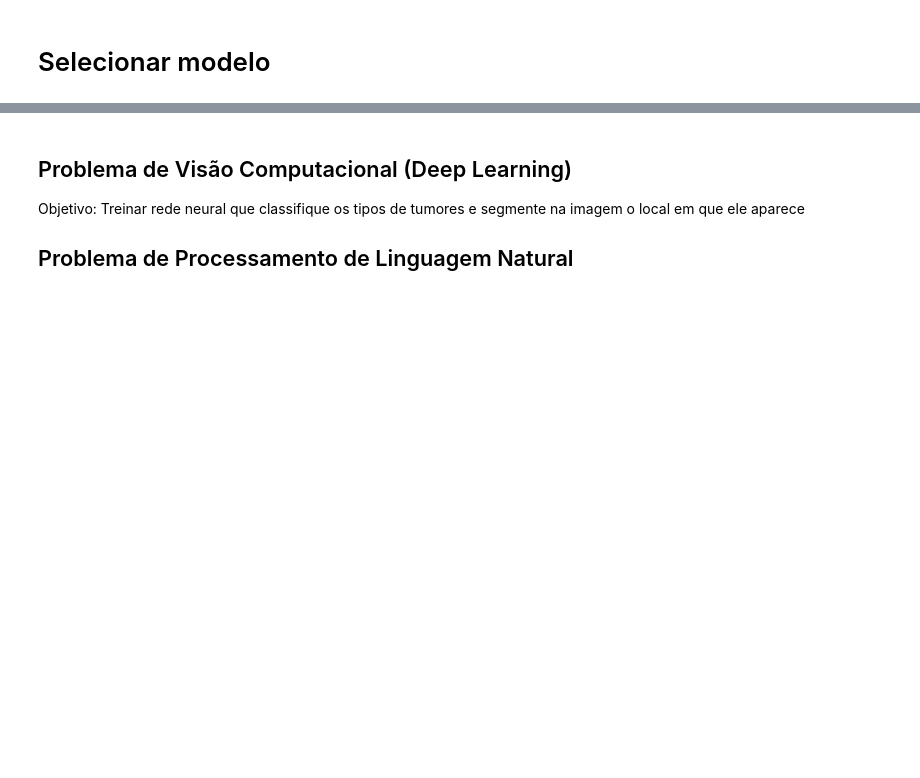
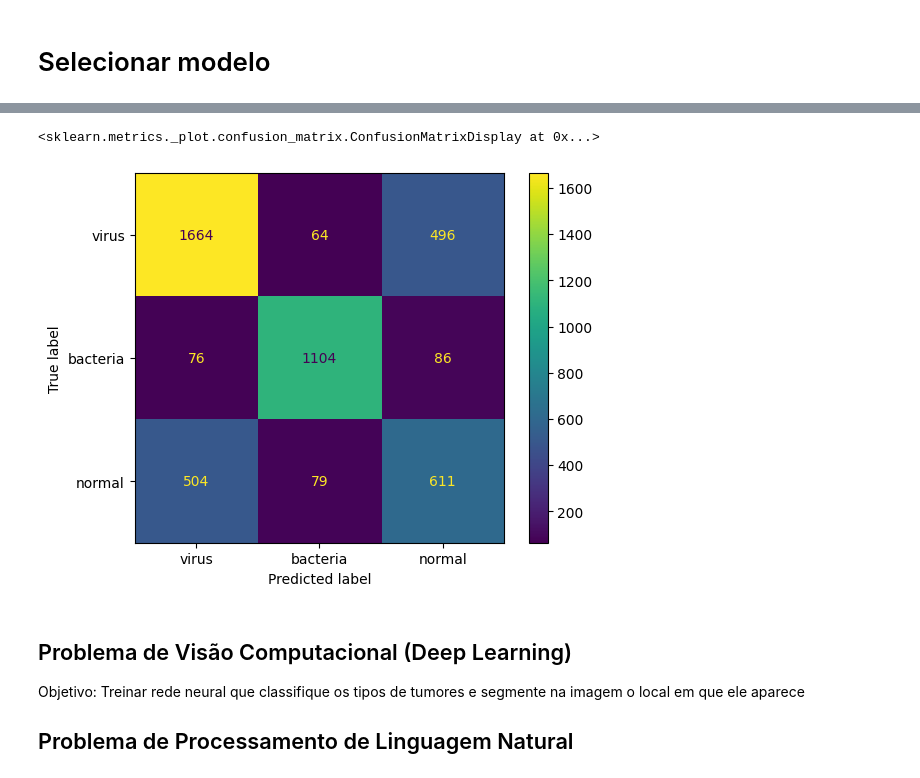
Before and after one commit to vinicius-souza-lima/mvp_ml, a Jupyter notebook: mvp_ml.ipynb, the cells around one changed output, grey strips where cells are left out. Cells and saved outputs as stored; diff of their text form; code cells hidden in the pictures; blank space fills up the shorter version.

```diff
--- a/mvp_ml.ipynb
+++ b/mvp_ml.ipynb
@@ -133,3 +189,10 @@ display(f1_score(y_chest_train, y_chest_pred, average="weighted"))
+# %%
+disp = ConfusionMatrixDisplay(cm_chest, display_labels=["virus", "bacteria", "normal"])
+# %%
+disp.plot()
+# %% [output]
+<sklearn.metrics._plot.confusion_matrix.ConfusionMatrixDisplay at 0x...>
+[figure, added]
 # %% [markdown]
 ## Problema de Visão Computacional (Deep Learning)
 
```
Also changed, not shown: parts of 9 cells of this notebook, 1 other file.
